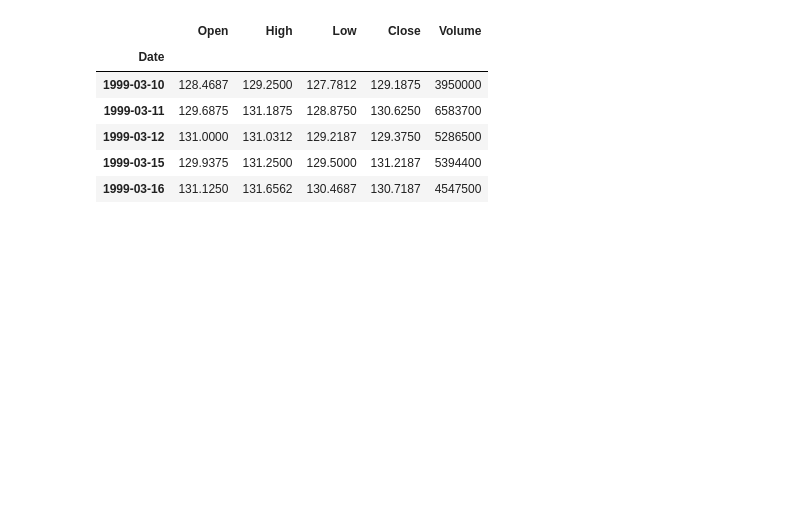
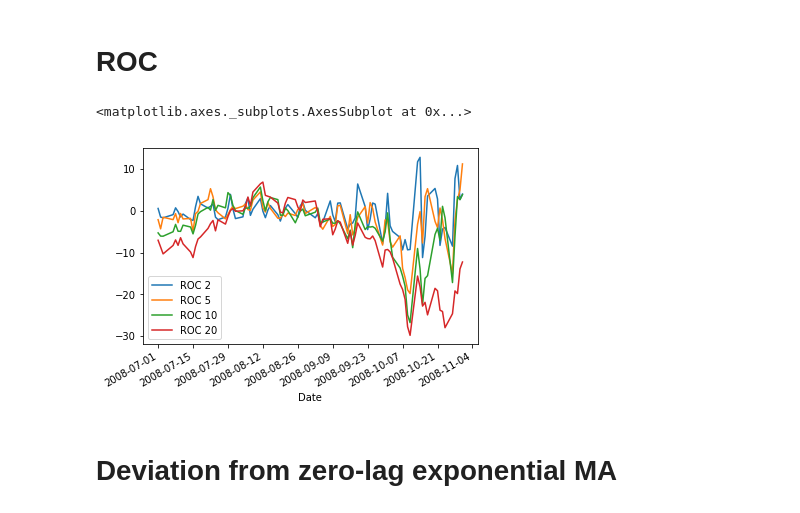
Before and after one commit to minimalgeek/DeepLearning, a Jupyter notebook: Stock/notebooks/RH/05_LatAm_FX_strategy_random_forest.ipynb, the cells around one changed output. Saved outputs shown, nothing was run; the diff lists cells and outputs as text; code cells hidden in the pictures; blank space fills up the shorter version.

```diff
--- a/Stock/notebooks/RH/05_LatAm_FX_strategy_random_forest.ipynb
+++ b/Stock/notebooks/RH/05_LatAm_FX_strategy_random_forest.ipynb
@@ -17,12 +18,7 @@ test_size = 150
 # %%
 data = read_ami_SPY_data()
-# %%
-data.head()
-# %% [output]
-|  | Open | High | Low | Close | Volume |
-| Date |  |  |  |  |  |
-| 1999-03-10 | 128.4687 | 129.2500 | 127.7812 | 129.1875 | 3950000 |
-| 1999-03-11 | 129.6875 | 131.1875 | 128.8750 | 130.6250 | 6583700 |
-| 1999-03-12 | 131.0000 | 131.0312 | 129.2187 | 129.3750 | 5286500 |
-| 1999-03-15 | 129.9375 | 131.2500 | 129.5000 | 131.2187 | 5394400 |
-| 1999-03-16 | 131.1250 | 131.6562 | 130.4687 | 130.7187 | 4547500 |
+# %%
+oopen = data['Open'].values
+high = data['High'].values
+low = data['Low'].values
+close = data['Close'].values
@@ -28,0 +27,12 @@ data.head()
+# %% [markdown]
+# ROC
+# %%
+for i in [2, 5, 10, 20]:
+    data[f'ROC {i}'] = tl.ROC(close, timeperiod=i)
+# %%
+data['2008-07': '2008-10'][['ROC 2', 'ROC 5', 'ROC 10', 'ROC 20']].plot()
+# %% [output]
+<matplotlib.axes._subplots.AxesSubplot at 0x...>
+[figure, added]
+# %% [markdown]
+# Deviation from zero-lag exponential MA
```
Also changed, not shown: parts of 30 cells of this notebook.
